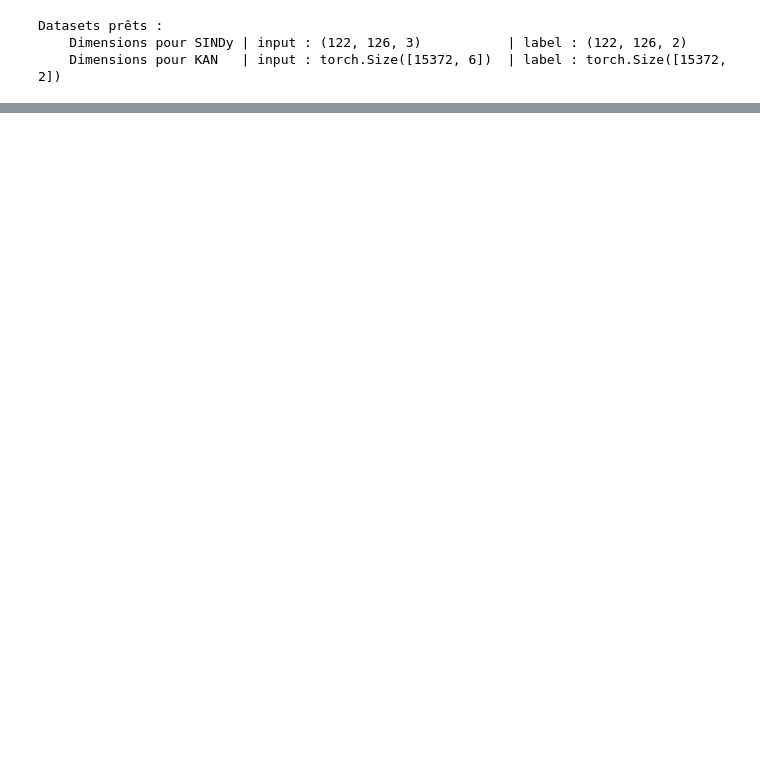
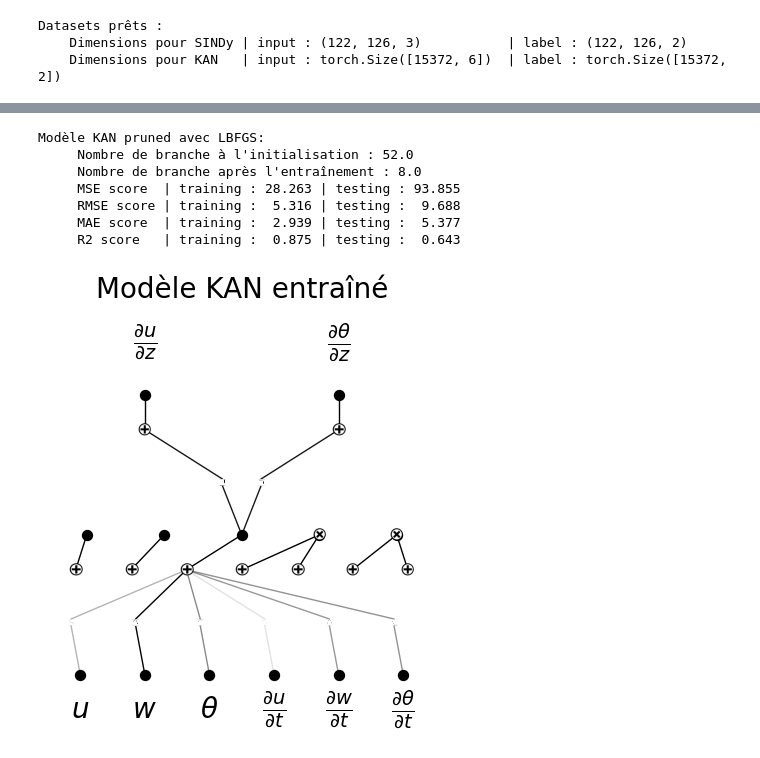
Before and after one commit to LylianChallier/SymboliConvection, a Jupyter notebook: derivee_spatiale.ipynb, the cells around one changed output, grey strips where cells are left out. Cells and saved outputs as stored; diff of their text form; code cells hidden in the pictures; blank space fills up the shorter version.

```diff
--- a/derivee_spatiale.ipynb
+++ b/derivee_spatiale.ipynb
@@ -319,0 +370,21 @@ model_sindy.print()
+# %%
+
+print(r"Modèle KAN pruned avec LBFGS:")
+print("     Nombre de branche à l'initialisation :", metrics_kan['complexity'][0])
+print("     Nombre de branche après l'entraînement :", metrics_kan['complexity'][-1])
+print("     MSE score  | training : "+f"{metrics_kan['mse_train'][-1]:.3f}", "| testing : "+f"{metrics_kan['mse_test'][-1]:.3f}") # mse
+print("     RMSE score | training :  "+f"{np.sqrt(metrics_kan['mse_train'][-1]):.3f}", "| testing :  "+f"{np.sqrt(metrics_kan['mse_test'][-1]):.3f}") # rmse
+print("     MAE score  | training :  "+f"{metrics_kan['mae_train'][-1]:.3f}", "| testing :  "+f"{metrics_kan['mae_test'][-1]:.3f}") # mae
+print("     R2 score   | training :  "+f"{metrics_kan['r2_train'][-1]:.3f}", "| testing :  "+f"{metrics_kan['r2_test'][-1]:.3f}") # r2
+print('\n')
+
+model_kan.plot(in_vars=in_vars, out_vars=out_vars, title="Modèle KAN entraîné")
+# %% [output]
+Modèle KAN pruned avec LBFGS:
+     Nombre de branche à l'initialisation : 52.0
+     Nombre de branche après l'entraînement : 8.0
+     MSE score  | training : 28.263 | testing : 93.855
+     RMSE score | training :  5.316 | testing :  9.688
+     MAE score  | training :  2.939 | testing :  5.377
+     R2 score   | training :  0.875 | testing :  0.643
+[figure, added]
```
Also changed, not shown: parts of 39 cells of this notebook, 2 other files.
